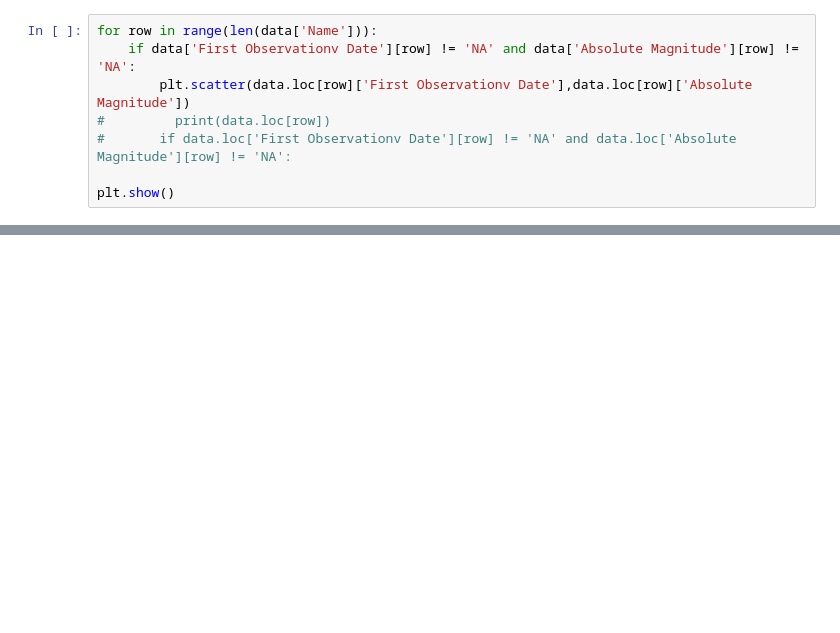
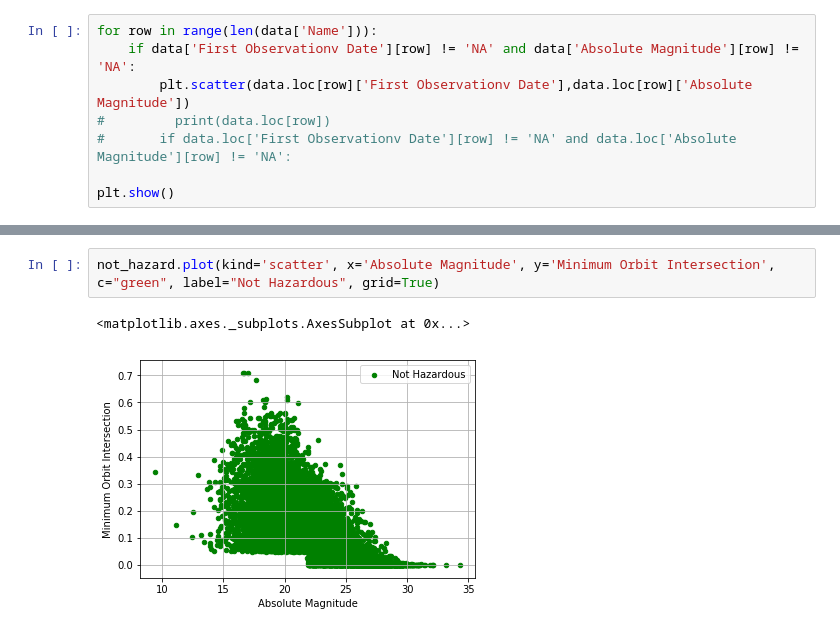
Before and after one commit to karthikk24/Team-R2FK, a Jupyter notebook: Python Plots.ipynb, the cells around one changed output, grey strips where cells are left out. Saved outputs shown, nothing was run; the diff lists cells and outputs as text; blank space fills up the shorter version.

```diff
--- a/Python Plots.ipynb
+++ b/Python Plots.ipynb
@@ -21,0 +71,5 @@ plt.show()
+# %%
+not_hazard.plot(kind='scatter', x='Absolute Magnitude', y='Minimum Orbit Intersection', c="green", label="Not Hazardous", grid=True)
+# %% [output]
+<matplotlib.axes._subplots.AxesSubplot at 0x...>
+[figure, added]
```
Also changed, not shown: parts of 4 cells of this notebook.
